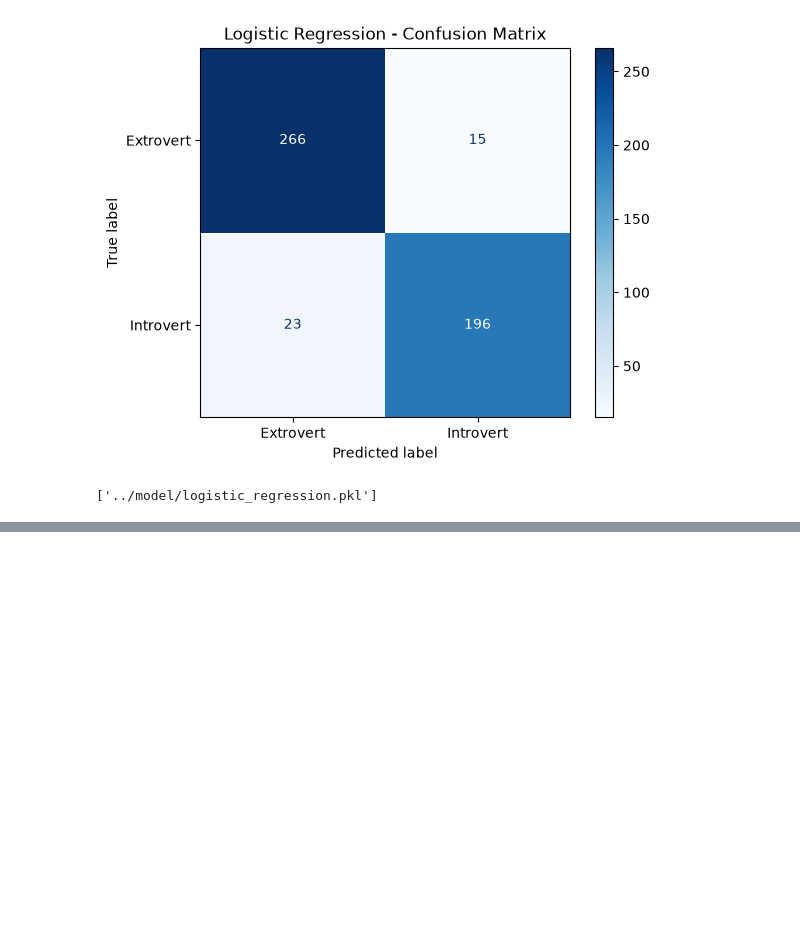
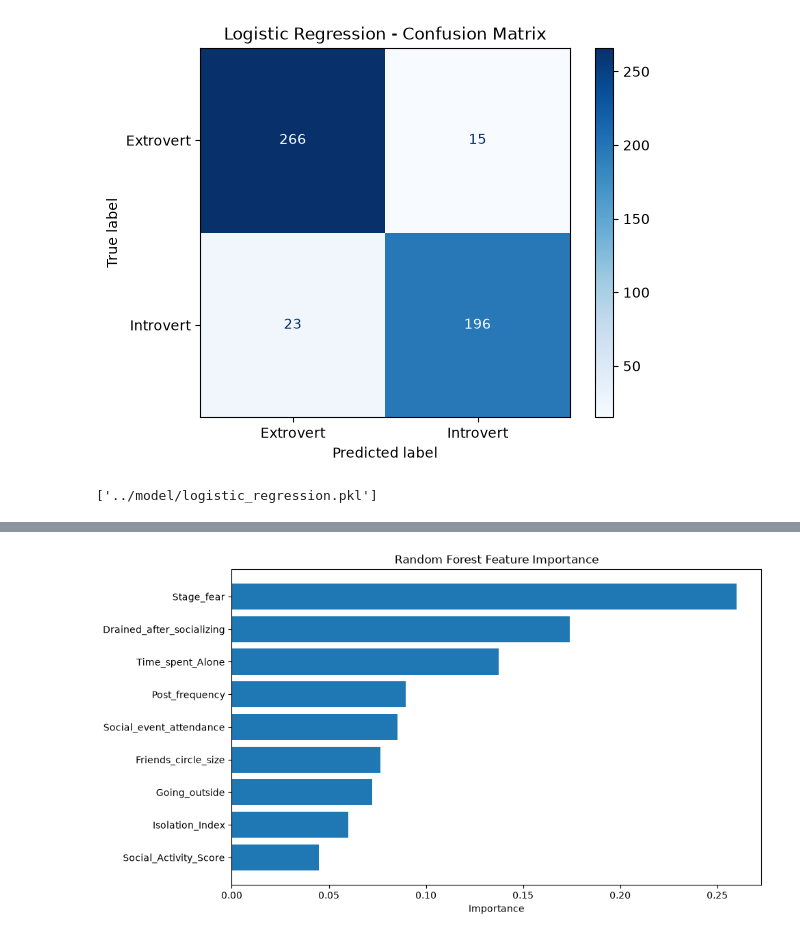
Before and after one commit to KanchanaKoralage1/Introvert-Extrovert-Predictor-With-AI-ML, a Jupyter notebook: Backend/notebook/personality_dataset.ipynb, the cells around one changed output, grey strips where cells are left out. Saved outputs shown, nothing was run; the diff lists cells and outputs as text; code cells hidden in the pictures; blank space fills up the shorter version.

```diff
--- a/Backend/notebook/personality_dataset.ipynb
+++ b/Backend/notebook/personality_dataset.ipynb
@@ -847,0 +984,17 @@ joblib.dump(lr_model, "../model/logistic_regression.pkl")
+# %%
+# Feature Importance
+# Random Forest provides feature importance, which is valuable for explaining the model.
+
+import pandas as pd
+
+feature_importance = pd.DataFrame({
+    "Feature": X.columns,
+    "Importance": rf_model.feature_importances_
+})
+
+feature_importance = feature_importance.sort_values(
+    by="Importance",
+    ascending=False
+)
+
+feature_importance
@@ -847,0 +1012,21 @@ joblib.dump(lr_model, "../model/logistic_regression.pkl")
+# %%
+# Visualize it.
+
+import matplotlib.pyplot as plt
+
+plt.figure(figsize=(10,6))
+
+plt.barh(
+    feature_importance["Feature"],
+    feature_importance["Importance"]
+)
+
+plt.gca().invert_yaxis()
+
+plt.title("Random Forest Feature Importance")
+
+plt.xlabel("Importance")
+
+plt.show()
+# %% [output]
+[figure, added]
```
Also changed, not shown: parts of 14 cells of this notebook, 1 other file.
